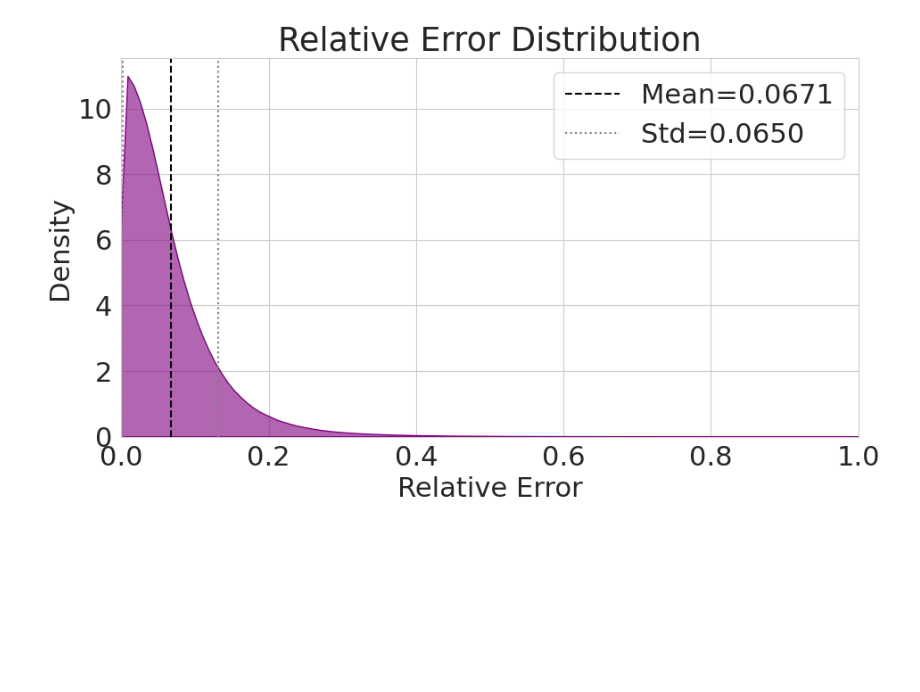
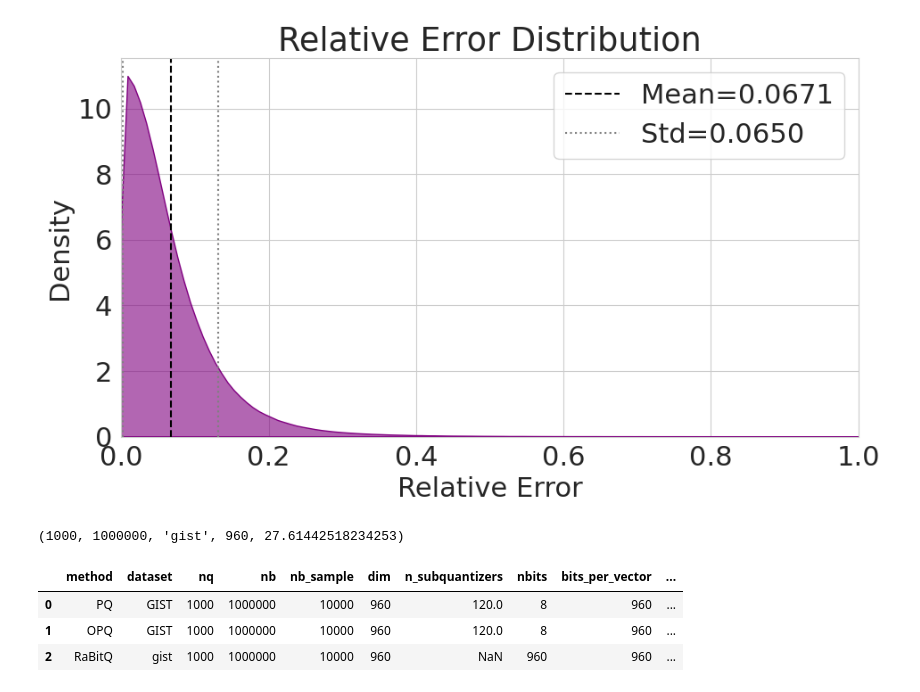
Before and after one commit to Hendrix8/hdvc, a Jupyter notebook: notebooks/4-RaBitQ.ipynb, the cells around one changed output. Drawn from its saved outputs; the diff is of its cells as text; code cells hidden in the pictures; blank space fills up the shorter version.

```diff
--- a/notebooks/4-RaBitQ.ipynb
+++ b/notebooks/4-RaBitQ.ipynb
@@ -275,6 +289,7 @@ def dists_one_query_into(q, codes_block, out_view):
         raise RuntimeError(f"rbq distances rc={rc}")
     out_view[:] = tmp[:m]
 
+start = time.time()
 blocks = math.ceil(nb_eff / db_block)
 for b in range(blocks):
     i0 = b * db_block
@@ -285,6 +300,9 @@ for b in range(blocks):
     print(f"[block {b+1}/{blocks}] wrote cols {i0}:{i1}")
 dist_mm.flush()
 print("Wrote:", dist_mm.filename)
+
+dist_comp_time = time.time() - start
+print(f'dist calc time = {dist_comp_time}')
 # %% [output]
 [block 1/1] wrote cols 0:10000
 Wrote: /mnthdd/cpanourg/2-hdvc/results/rabitq/rbq_dists_firstN.f32
@@ -310,8 +368,7 @@ def load_distances(path, nq=None, nb=None):
         nb = n_floats // nq
     return np.memmap(path, dtype=np.float32, mode="r", shape=(nq, nb))
 
-# Example: if you know nq=1000 and kept N=250_000 DB vectors:
-nq, N = 1000, 10_000
+nq = 1000
 D = load_distances(path, nq=nq, nb=N)
 
 print(D.shape)            # (1000, 250000)
@@ -379,3 +436,48 @@ plt.show()
 # print(f"Mean relative error={mean_rel:.6f}, Std={std_rel:.6f}")
 # %% [output]
 [figure]
+# %%
+nq, nb, dataset_name, dim, encode_time + centroid_calc_time
+# %% [output]
+(1000, 1000000, 'gist', 960, 27.61442518234253)
+# %%
+
+summary = {
+    "method": "RaBitQ",
+    "dataset": dataset_name,
+    "nq": nq,
+    "nb": nb,
+    "nb_sample": N,
+    "dim": dim,
+    "n_subquantizers": "None",
+    "nbits": nbits,
+    "bits_per_vector": nbits,
+    # "k": k,
+    "train_ratio": 0,
+    "train_size": 0,
+    "train_time_s": float(0),
+    "encoding_time_s": float(encode_time + centroid_calc_time),
+    "distance_table_time_s": float(0),
+    "cdist_time_s": float(cdist_time),
+    "adc_time_s": float(dist_comp_time),
+    "rel_error_mean": float(mean_rel),
+    "rel_error_std": float(std_rel),
+
+}
+csv_path=f"/{root}/cpanourg/2-hdvc/results/adc_vs_exact_eval.csv"
+
+need_header = not Path(csv_path).exists() or Path(csv_path).stat().st_size == 0
+with open(csv_path, "a", newline="") as f:
+    writer = csv.DictWriter(f, fieldnames=list(summary.keys()))
+    if need_header:
+        writer.writeheader()
+    writer.writerow(summary)
+# %%
+import pandas as pd
+
+pd.read_csv(f"/{root}/cpanourg/2-hdvc/results/adc_vs_exact_eval.csv").round(4)
+# %% [output]
+|  | method | dataset | nq | nb | nb_sample | dim | n_subquantizers | nbits | bits_per_vector | ... |
+| 0 | PQ | GIST | 1000 | 1000000 | 10000 | 960 | 120.0 | 8 | 960 | ... |
+| 1 | OPQ | GIST | 1000 | 1000000 | 10000 | 960 | 120.0 | 8 | 960 | ... |
+| 2 | RaBitQ | gist | 1000 | 1000000 | 10000 | 960 | NaN | 960 | 960 | ... |
```
Also changed, not shown: parts of 6 cells of this notebook, 3 other files.
